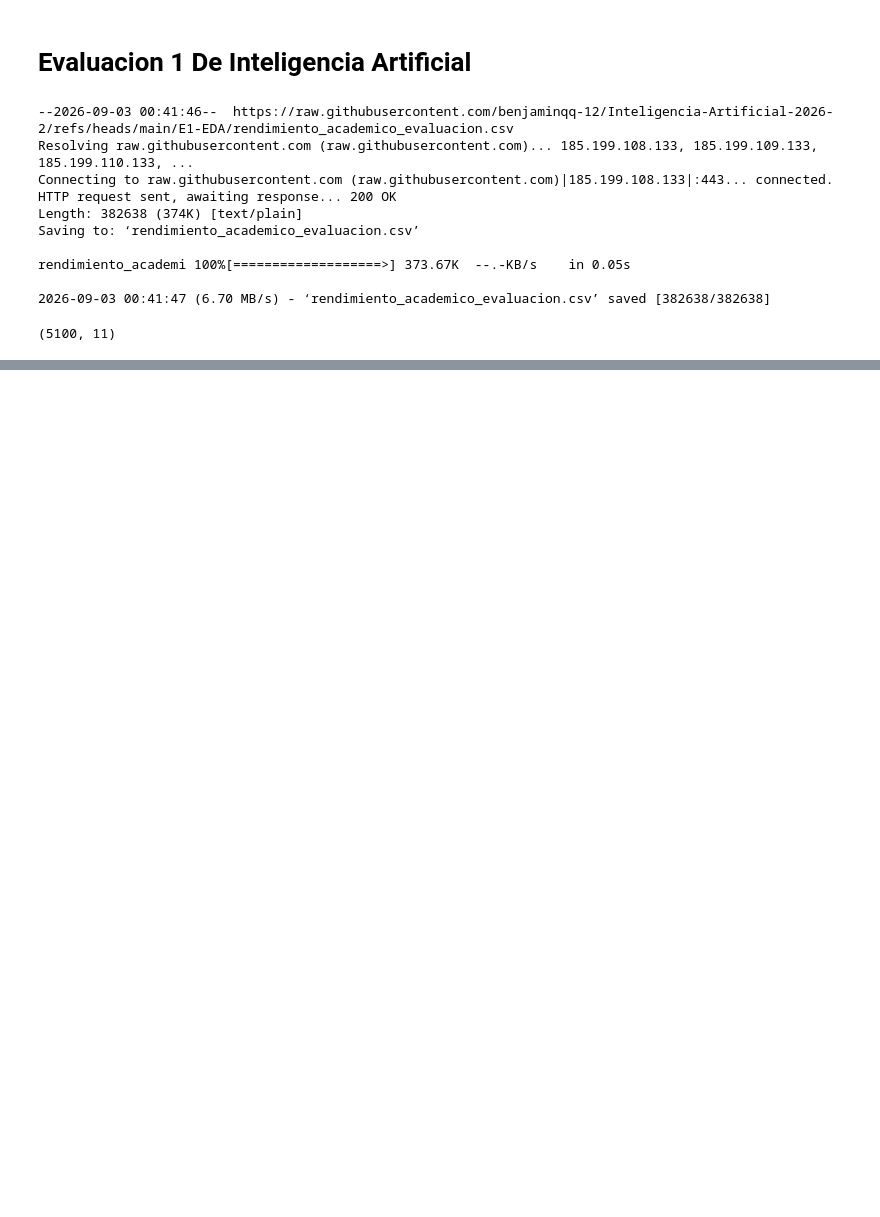
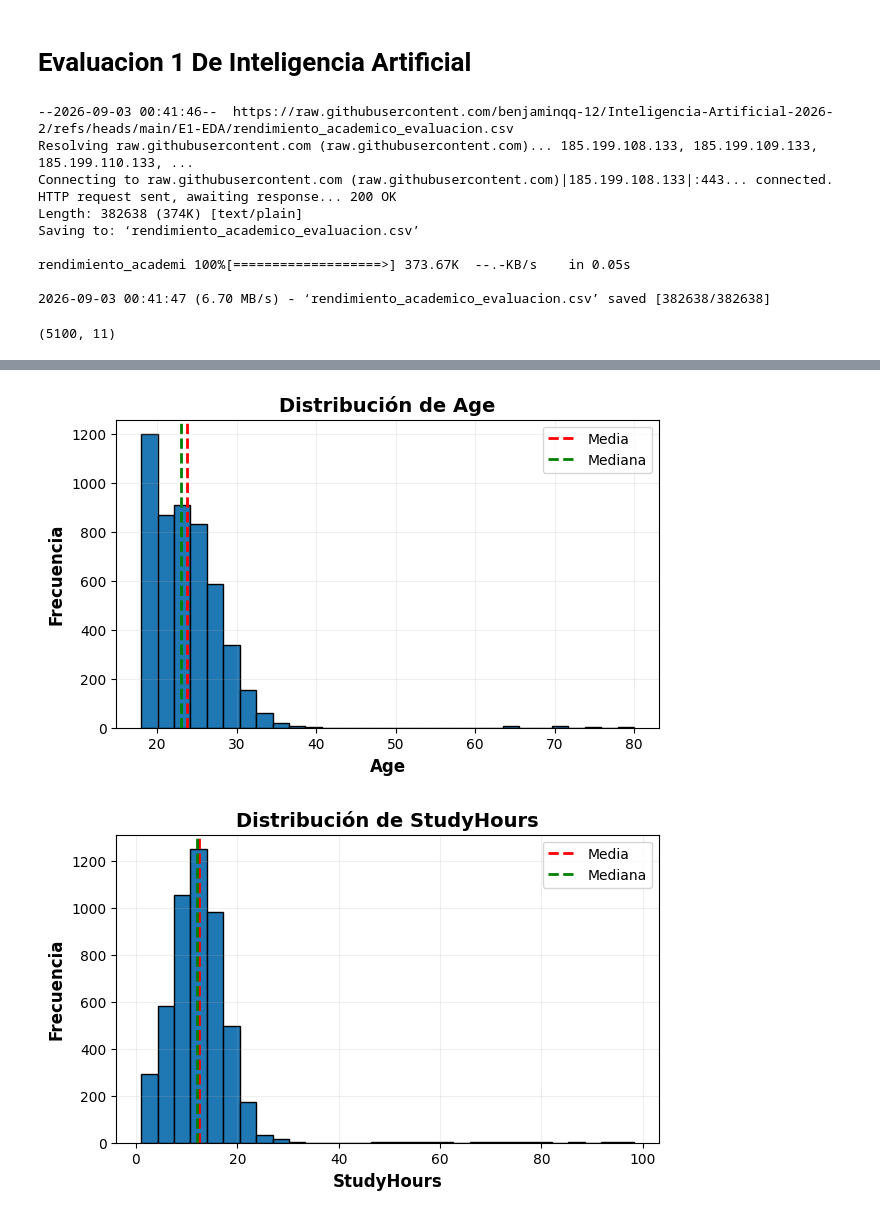
Before and after one commit to benjaminqq-12/Inteligencia-Artificial-2026-2, a Jupyter notebook: E1-EDA/Evaluacion_1_EDA.ipynb, the cells around one changed output, grey strips where cells are left out. Saved outputs shown, nothing was run; the diff lists cells and outputs as text; code cells hidden in the pictures; blank space fills up the shorter version.

```diff
--- a/E1-EDA/Evaluacion_1_EDA.ipynb
+++ b/E1-EDA/Evaluacion_1_EDA.ipynb
@@ -34,0 +189,32 @@ JJAJJAA
+# %%
+# 1. Seleccionar subconjunto de variables numéricas continuas clave
+numeric_cols = [
+    "Age",
+    "StudyHours",
+    "Attendance",
+    "PreviousGPA",
+    "AssignmentsCompleted",
+    "SleepHours",
+    "InternetHours"
+]
+# %%
+data_analisis = data.copy()
+for variable in numeric_cols:
+
+    plt.figure(figsize=(7, 4))
+
+    plt.hist(data_analisis[variable].dropna(), bins=30, edgecolor="black")
+    plt.axvline(data_analisis[variable].mean(), color="red", linestyle="dashed", linewidth=2, label="Media")
+    plt.axvline(data_analisis[variable].median(), color="green", linestyle="dashed", linewidth=2, label="Mediana")
+
+    # Agrega las etiquetas del label de media y mediana
+    plt.legend()
+    plt.title(f"Distribución de {variable}", fontsize=14, fontweight="bold")
+    plt.xlabel(variable, fontsize=12, fontweight="bold")
+    plt.ylabel("Frecuencia", fontsize=12, fontweight="bold")
+
+    plt.grid(alpha=0.2)
+    plt.show()
+# %% [output]
+[figure, added]
+[figure, added]
```
Also changed, not shown: parts of 39 cells of this notebook.
